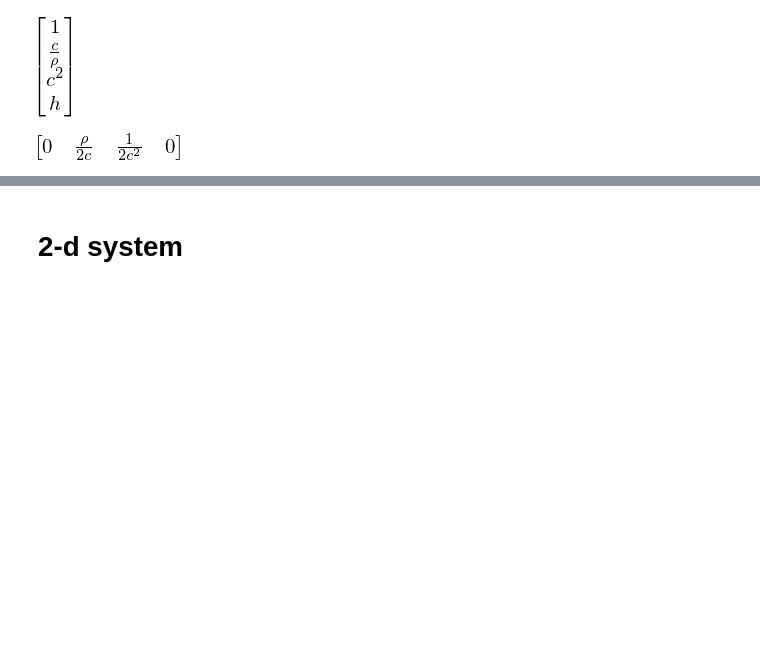
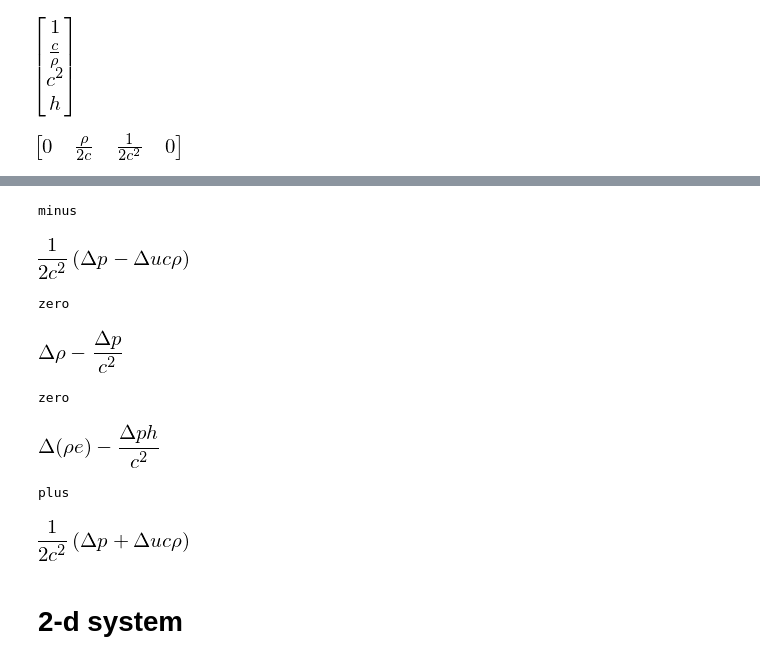
Before and after one commit to python-hydro/hydro_examples, a Jupyter notebook: compressible/euler-generaleos.ipynb, the cells around one changed output, grey strips where cells are left out. Cells and saved outputs as stored; diff of their text form; code cells hidden in the pictures; blank space fills up the shorter version.

Commit message:
compute the betas

```diff
--- a/compressible/euler-generaleos.ipynb
+++ b/compressible/euler-generaleos.ipynb
@@ -165,3 +186,17 @@ plus
+# %%
+for e in eigen:
+    print e.name
+    beta = e.l.dot(dq)
+    display(simplify(beta))
+# %% [output]
+minus
+[figure, added]
+zero
+[figure, added]
+zero
+[figure, added]
+plus
+[figure, added]
 # %% [markdown]
 # 2-d system
 # %%
```
Also changed, not shown: parts of 3 cells of this notebook.
